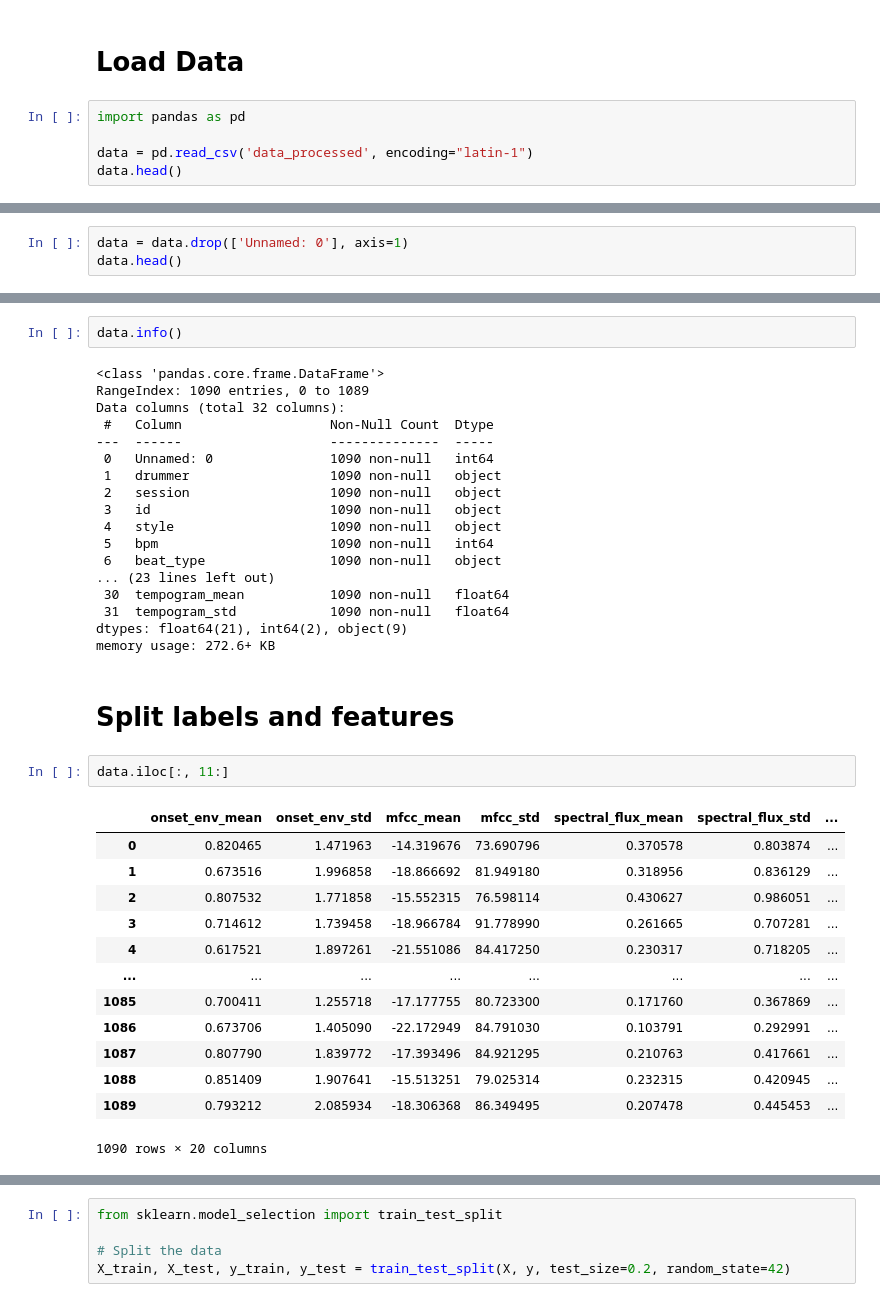
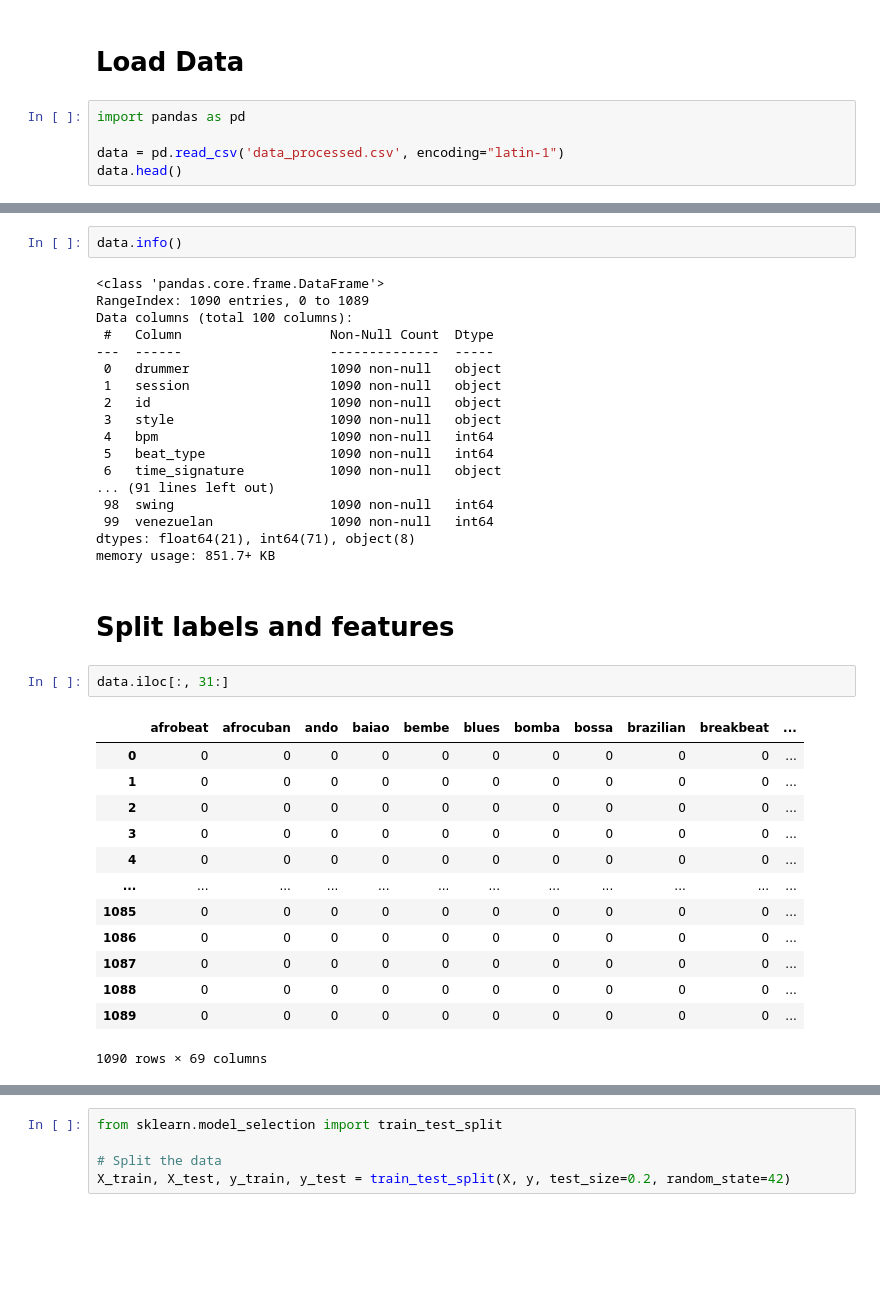
Before and after one commit to Knerten0815/GrooveLens, a Jupyter notebook: cnn.ipynb, the cells around one changed output, grey strips where cells are left out. Saved outputs shown, nothing was run; the diff lists cells and outputs as text; blank space fills up the shorter version.

```diff
--- a/cnn.ipynb
+++ b/cnn.ipynb
@@ -3,6 +3,6 @@
 # %%
 import pandas as pd
 
-data = pd.read_csv('data_processed', encoding="latin-1")
+data = pd.read_csv('data_processed.csv', encoding="latin-1")
 data.head()
 # %% [output]
@@ -16,3 +15,0 @@ data.head()
-# %%
-data = data.drop(['Unnamed: 0'], axis=1)
-data.head()
@@ -29,39 +18,39 @@ data.info()
 # %% [output]
 <class 'pandas.core.frame.DataFrame'>
 RangeIndex: 1090 entries, 0 to 1089
-Data columns (total 32 columns):
+Data columns (total 100 columns):
  #   Column                   Non-Null Count  Dtype
 ---  ------                   --------------  -----
- 0   Unnamed: 0               1090 non-null   int64
- 1   drummer                  1090 non-null   object
- 2   session                  1090 non-null   object
- 3   id                       1090 non-null   object
- 4   style                    1090 non-null   object
- 5   bpm                      1090 non-null   int64
- 6   beat_type                1090 non-null   object
-... (23 lines left out)
- 30  tempogram_mean           1090 non-null   float64
- 31  tempogram_std            1090 non-null   float64
-dtypes: float64(21), int64(2), object(9)
-memory usage: 272.6+ KB
+ 0   drummer                  1090 non-null   object
+ 1   session                  1090 non-null   object
+ 2   id                       1090 non-null   object
+ 3   style                    1090 non-null   object
+ 4   bpm                      1090 non-null   int64
+ 5   beat_type                1090 non-null   int64
+ 6   time_signature           1090 non-null   object
+... (91 lines left out)
+ 98  swing                    1090 non-null   int64
+ 99  venezuelan               1090 non-null   int64
+dtypes: float64(21), int64(71), object(8)
+memory usage: 851.7+ KB
 # %% [markdown]
 # Split labels and features
 # %%
-data.iloc[:, 11:]
+data.iloc[:, 31:]
 # %% [output]
-|  | onset_env_mean | onset_env_std | mfcc_mean | mfcc_std | spectral_flux_mean | spectral_flux_std | ... |
-| 0 | 0.820465 | 1.471963 | -14.319676 | 73.690796 | 0.370578 | 0.803874 | ... |
-| 1 | 0.673516 | 1.996858 | -18.866692 | 81.949180 | 0.318956 | 0.836129 | ... |
-| 2 | 0.807532 | 1.771858 | -15.552315 | 76.598114 | 0.430627 | 0.986051 | ... |
-| 3 | 0.714612 | 1.739458 | -18.966784 | 91.778990 | 0.261665 | 0.707281 | ... |
-| 4 | 0.617521 | 1.897261 | -21.551086 | 84.417250 | 0.230317 | 0.718205 | ... |
-| ... | ... | ... | ... | ... | ... | ... | ... |
-| 1085 | 0.700411 | 1.255718 | -17.177755 | 80.723300 | 0.171760 | 0.367869 | ... |
-| 1086 | 0.673706 | 1.405090 | -22.172949 | 84.791030 | 0.103791 | 0.292991 | ... |
-| 1087 | 0.807790 | 1.839772 | -17.393496 | 84.921295 | 0.210763 | 0.417661 | ... |
-| 1088 | 0.851409 | 1.907641 | -15.513251 | 79.025314 | 0.232315 | 0.420945 | ... |
-| 1089 | 0.793212 | 2.085934 | -18.306368 | 86.349495 | 0.207478 | 0.445453 | ... |
+|  | afrobeat | afrocuban | ando | baiao | bembe | blues | bomba | bossa | brazilian | breakbeat | ... |
+| 0 | 0 | 0 | 0 | 0 | 0 | 0 | 0 | 0 | 0 | 0 | ... |
+| 1 | 0 | 0 | 0 | 0 | 0 | 0 | 0 | 0 | 0 | 0 | ... |
+| 2 | 0 | 0 | 0 | 0 | 0 | 0 | 0 | 0 | 0 | 0 | ... |
+| 3 | 0 | 0 | 0 | 0 | 0 | 0 | 0 | 0 | 0 | 0 | ... |
+| 4 | 0 | 0 | 0 | 0 | 0 | 0 | 0 | 0 | 0 | 0 | ... |
+| ... | ... | ... | ... | ... | ... | ... | ... | ... | ... | ... | ... |
+| 1085 | 0 | 0 | 0 | 0 | 0 | 0 | 0 | 0 | 0 | 0 | ... |
+| 1086 | 0 | 0 | 0 | 0 | 0 | 0 | 0 | 0 | 0 | 0 | ... |
+| 1087 | 0 | 0 | 0 | 0 | 0 | 0 | 0 | 0 | 0 | 0 | ... |
+| 1088 | 0 | 0 | 0 | 0 | 0 | 0 | 0 | 0 | 0 | 0 | ... |
+| 1089 | 0 | 0 | 0 | 0 | 0 | 0 | 0 | 0 | 0 | 0 | ... |
-1090 rows × 20 columns
+1090 rows × 69 columns
 # %%
 data.columns
 # %% [output]
```
Also changed, not shown: parts of 8 cells of this notebook.
